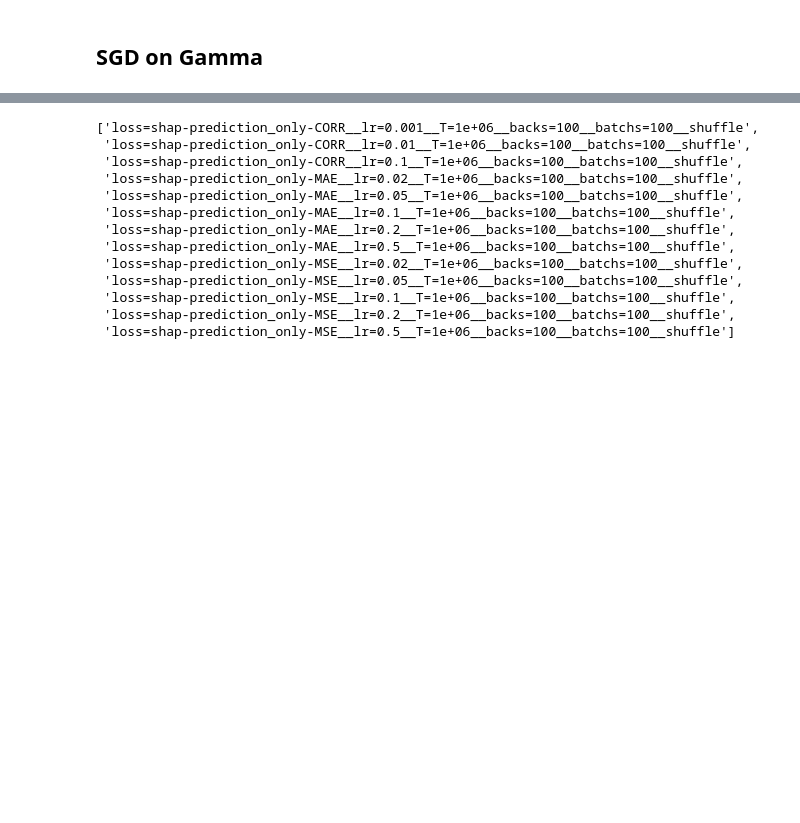
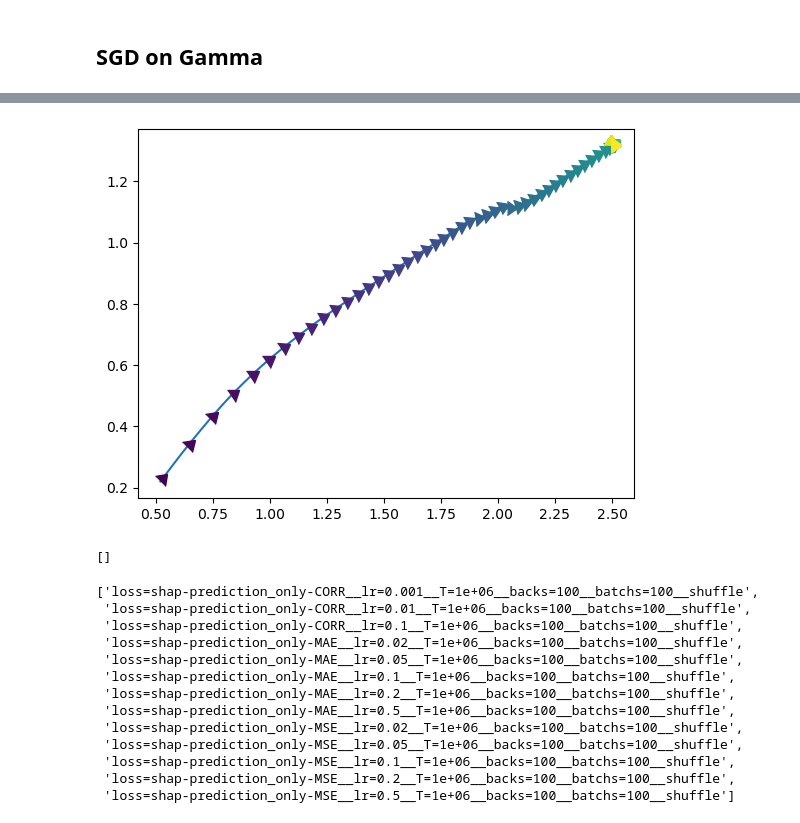
Before and after one commit to johannesmaess/investigation, a Jupyter notebook: shap-approximating-with-lrp-kessel.ipynb, the cells around one changed output, grey strips where cells are left out. Saved outputs shown, nothing was run; the diff lists cells and outputs as text; code cells hidden in the pictures; blank space fills up the shorter version.

```diff
--- a/shap-approximating-with-lrp-kessel.ipynb
+++ b/shap-approximating-with-lrp-kessel.ipynb
@@ -184,7 +235,3 @@ tensor(1.9183e-06)
 # %%
 del ExplainableNet
 from explanations_can_be_manipulated.src.nn.networks import ExplainableNet
-# %%
-model = ExplainableNet(model_d3).eval().to(device)
-
-for i, l in enumerate(model.layers): print(i, str(l).split('(')[0])
@@ -202,4 +237,0 @@ for i, l in enumerate(model.layers): print(i, str(l).split('(')[0])
-# %%
-for i, l in enumerate(model.layers):
-    try: print(i, l.gamma, l.lrp_rule)
-    except: print(i, str(l).split('(')[0])
@@ -234,6 +238,6 @@ batches = [next(loader_iter) for i in range(5)]
 # %%
-gamma_early = torch.Tensor([0.051]).requires_grad_(True)
-gamma_late  = torch.Tensor([0.050]).requires_grad_(True)
+gamma_early = torch.Tensor([0.5]).requires_grad_(True)
+gamma_late  = torch.Tensor([0.2]).requires_grad_(True)
 
 model = ExplainableNet(model_d3).eval().to(device)
 model.change_lrp_rules(gamma=gamma_early, lrp_rule_nl=LRPRule.gamma, start_l=0, end_l=3)
@@ -258,0 +285,6 @@ optimizer = torch.optim.Adam(parameters, lr=0.02)
+# %%
+model, gammas, gammas_t, errs, errs_t = train_lrp(
+    model, test_loader_shap, optimizer, parameters,
+    loss_func='shap--pred--mse', T=3e4, err_tags=[])
+
+gammas_mse = gammas
@@ -259,6 +309,42 @@ optimizer = torch.optim.Adam(parameters, lr=0.02)
+# %%
+plot_every = 6
+
+fig, ax = plt.subplots()
+cm = plt.get_cmap('viridis')
+
+gs = np.transpose(gammas_mse)
+tag = 'foo'
+
+ax.plot(*gs, label=tag[73:93])
+
+diff = np.diff(gs, axis=1)
+angle = np.angle(diff[0] + diff[1]*1j, deg=True)
+
+idxs = np.arange(0, gs.shape[1] - 1, plot_every)
+cs = [cm(k) for k in np.linspace(0, 1, len(idxs))]
+for i, c in zip(idxs, cs):
+    t = mpl.markers.MarkerStyle(marker=9)
+    t._transform = t.get_transform().rotate_deg(angle[i])
+    plt.plot(gs[0][i], gs[1][i], marker=t, markersize=10, c=c, linestyle='None')
+
+# Shrink current axis by 20%
+# box = ax.get_position()
+# ax.set_position([box.x0, box.y0, box.width, box.height * 0.8])
+
+# Put a legend to the right of the current axis
+# ax.legend(loc='upper center', bbox_to_anchor=(0.5, 1.5))
+
+# ax.set_yscale('log')
+# ax.set_xscale('log')
+#ax.set_xlim(g1s.min(), g1s.max())
+#ax.set_ylim(g2s.min(), g2s.max())
+# %% [output]
+[figure, added]
 # %%
 llrp_tags = list(get_matching_tags('d3', 'llrp__V1__model=cb1-8-8-8_cb2-16-16-16_seed-0'))
 [tag[47:] for tag in llrp_tags]
+# %% [output]
+[]
 # %%
 llrp_tags = list(get_matching_tags('d3', ['llrp__V1__model=cb1-8-8-8_cb2-16-16-16_seed-0', 'T=1e+06', 'shuffle']))
 [tag[47:] for tag in llrp_tags]
```
Also changed, not shown: parts of 34 cells of this notebook, 3 other files.
